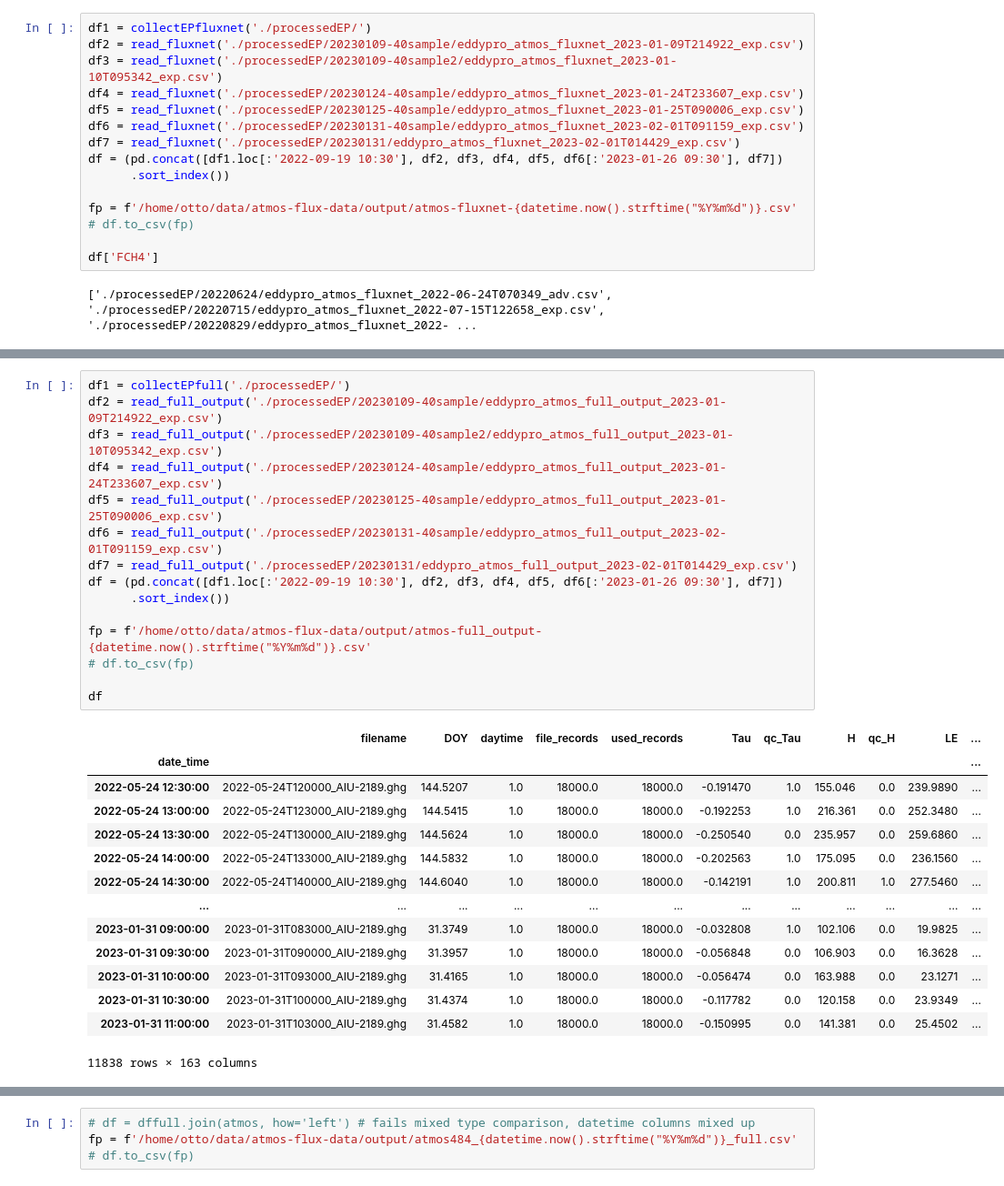
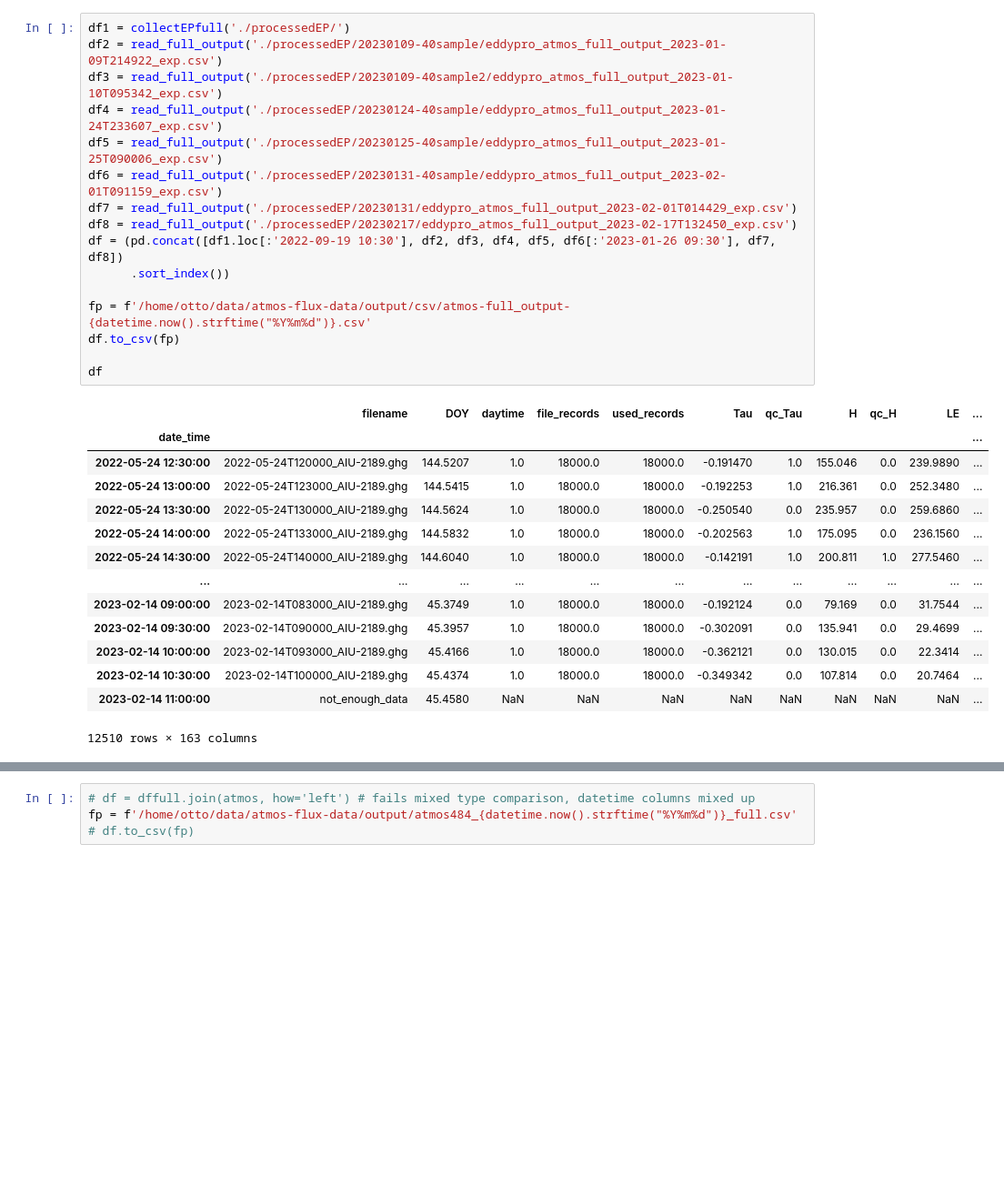
Before and after one commit to ottobriner/atmos-flux-data, a Jupyter notebook: 0.compile_EddyPro_output.ipynb, the cells around one changed output, grey strips where cells are left out. Shown at 91% size. Saved outputs shown, nothing was run; the diff lists cells and outputs as text; blank space fills up the shorter version.

```diff
--- a/0.compile_EddyPro_output.ipynb
+++ b/0.compile_EddyPro_output.ipynb
@@ -163,17 +229,31 @@ def collectEPstats(path = './processedEP/20220621', levels = 7, folderstr = 'edd
 # %%
-df1 = collectEPfluxnet('./processedEP/')
-df2 = read_fluxnet('./processedEP/20230109-40sample/eddypro_atmos_fluxnet_2023-01-09T214922_exp.csv')
-df3 = read_fluxnet('./processedEP/20230109-40sample2/eddypro_atmos_fluxnet_2023-01-10T095342_exp.csv')
-df4 = read_fluxnet('./processedEP/20230124-40sample/eddypro_atmos_fluxnet_2023-01-24T233607_exp.csv')
-df5 = read_fluxnet('./processedEP/20230125-40sample/eddypro_atmos_fluxnet_2023-01-25T090006_exp.csv')
-df6 = read_fluxnet('./processedEP/20230131-40sample/eddypro_atmos_fluxnet_2023-02-01T091159_exp.csv')
-df7 = read_fluxnet('./processedEP/20230131/eddypro_atmos_fluxnet_2023-02-01T014429_exp.csv')
-df = (pd.concat([df1.loc[:'2022-09-19 10:30'], df2, df3, df4, df5, df6[:'2023-01-26 09:30'], df7])
+df1 = collectEPfull('./processedEP/')
+df2 = read_full_output('./processedEP/20230109-40sample/eddypro_atmos_full_output_2023-01-09T214922_exp.csv')
+df3 = read_full_output('./processedEP/20230109-40sample2/eddypro_atmos_full_output_2023-01-10T095342_exp.csv')
+df4 = read_full_output('./processedEP/20230124-40sample/eddypro_atmos_full_output_2023-01-24T233607_exp.csv')
+df5 = read_full_output('./processedEP/20230125-40sample/eddypro_atmos_full_output_2023-01-25T090006_exp.csv')
+df6 = read_full_output('./processedEP/20230131-40sample/eddypro_atmos_full_output_2023-02-01T091159_exp.csv')
+df7 = read_full_output('./processedEP/20230131/eddypro_atmos_full_output_2023-02-01T014429_exp.csv')
+df8 = read_full_output('./processedEP/20230217/eddypro_atmos_full_output_2023-02-17T132450_exp.csv')
+df = (pd.concat([df1.loc[:'2022-09-19 10:30'], df2, df3, df4, df5, df6[:'2023-01-26 09:30'], df7, df8])
       .sort_index())
 
-fp = f'/home/otto/data/atmos-flux-data/output/atmos-fluxnet-{datetime.now().strftime("%Y%m%d")}.csv'
-# df.to_csv(fp)
+fp = f'/home/otto/data/atmos-flux-data/output/csv/atmos-full_output-{datetime.now().strftime("%Y%m%d")}.csv'
+df.to_csv(fp)
 
-df['FCH4']
+df
 # %% [output]
+|  | filename | DOY | daytime | file_records | used_records | Tau | qc_Tau | H | qc_H | LE | ... |
+| date_time |  |  |  |  |  |  |  |  |  |  | ... |
+| 2022-05-24 12:30:00 | 2022-05-24T120000_AIU-2189.ghg | 144.5207 | 1.0 | 18000.0 | 18000.0 | -0.191470 | 1.0 | 155.046 | 0.0 | 239.9890 | ... |
+| 2022-05-24 13:00:00 | 2022-05-24T123000_AIU-2189.ghg | 144.5415 | 1.0 | 18000.0 | 18000.0 | -0.192253 | 1.0 | 216.361 | 0.0 | 252.3480 | ... |
+| 2022-05-24 13:30:00 | 2022-05-24T130000_AIU-2189.ghg | 144.5624 | 1.0 | 18000.0 | 18000.0 | -0.250540 | 0.0 | 235.957 | 0.0 | 259.6860 | ... |
+| 2022-05-24 14:00:00 | 2022-05-24T133000_AIU-2189.ghg | 144.5832 | 1.0 | 18000.0 | 18000.0 | -0.202563 | 1.0 | 175.095 | 0.0 | 236.1560 | ... |
+| 2022-05-24 14:30:00 | 2022-05-24T140000_AIU-2189.ghg | 144.6040 | 1.0 | 18000.0 | 18000.0 | -0.142191 | 1.0 | 200.811 | 1.0 | 277.5460 | ... |
+| ... | ... | ... | ... | ... | ... | ... | ... | ... | ... | ... | ... |
+| 2023-02-14 09:00:00 | 2023-02-14T083000_AIU-2189.ghg | 45.3749 | 1.0 | 18000.0 | 18000.0 | -0.192124 | 0.0 | 79.169 | 0.0 | 31.7544 | ... |
+| 2023-02-14 09:30:00 | 2023-02-14T090000_AIU-2189.ghg | 45.3957 | 1.0 | 18000.0 | 18000.0 | -0.302091 | 0.0 | 135.941 | 0.0 | 29.4699 | ... |
+| 2023-02-14 10:00:00 | 2023-02-14T093000_AIU-2189.ghg | 45.4166 | 1.0 | 18000.0 | 18000.0 | -0.362121 | 0.0 | 130.015 | 0.0 | 22.3414 | ... |
+| 2023-02-14 10:30:00 | 2023-02-14T100000_AIU-2189.ghg | 45.4374 | 1.0 | 18000.0 | 18000.0 | -0.349342 | 0.0 | 107.814 | 0.0 | 20.7464 | ... |
+| 2023-02-14 11:00:00 | not_enough_data | 45.4580 | NaN | NaN | NaN | NaN | NaN | NaN | NaN | NaN | ... |
-['./processedEP/20220624/eddypro_atmos_fluxnet_2022-06-24T070349_adv.csv', './processedEP/20220715/eddypro_atmos_fluxnet_2022-07-15T122658_exp.csv', './processedEP/20220829/eddypro_atmos_fluxnet_2022- ...
+12510 rows × 163 columns
@@ -193,30 +259,0 @@ Name: FCH4, Length: 12085, dtype: float64
-# %%
-df1 = collectEPfull('./processedEP/')
-df2 = read_full_output('./processedEP/20230109-40sample/eddypro_atmos_full_output_2023-01-09T214922_exp.csv')
-df3 = read_full_output('./processedEP/20230109-40sample2/eddypro_atmos_full_output_2023-01-10T095342_exp.csv')
-df4 = read_full_output('./processedEP/20230124-40sample/eddypro_atmos_full_output_2023-01-24T233607_exp.csv')
-df5 = read_full_output('./processedEP/20230125-40sample/eddypro_atmos_full_output_2023-01-25T090006_exp.csv')
-df6 = read_full_output('./processedEP/20230131-40sample/eddypro_atmos_full_output_2023-02-01T091159_exp.csv')
-df7 = read_full_output('./processedEP/20230131/eddypro_atmos_full_output_2023-02-01T014429_exp.csv')
-df = (pd.concat([df1.loc[:'2022-09-19 10:30'], df2, df3, df4, df5, df6[:'2023-01-26 09:30'], df7])
-      .sort_index())
-
-fp = f'/home/otto/data/atmos-flux-data/output/atmos-full_output-{datetime.now().strftime("%Y%m%d")}.csv'
-# df.to_csv(fp)
-
-df
-# %% [output]
-|  | filename | DOY | daytime | file_records | used_records | Tau | qc_Tau | H | qc_H | LE | ... |
-| date_time |  |  |  |  |  |  |  |  |  |  | ... |
-| 2022-05-24 12:30:00 | 2022-05-24T120000_AIU-2189.ghg | 144.5207 | 1.0 | 18000.0 | 18000.0 | -0.191470 | 1.0 | 155.046 | 0.0 | 239.9890 | ... |
-| 2022-05-24 13:00:00 | 2022-05-24T123000_AIU-2189.ghg | 144.5415 | 1.0 | 18000.0 | 18000.0 | -0.192253 | 1.0 | 216.361 | 0.0 | 252.3480 | ... |
-| 2022-05-24 13:30:00 | 2022-05-24T130000_AIU-2189.ghg | 144.5624 | 1.0 | 18000.0 | 18000.0 | -0.250540 | 0.0 | 235.957 | 0.0 | 259.6860 | ... |
-| 2022-05-24 14:00:00 | 2022-05-24T133000_AIU-2189.ghg | 144.5832 | 1.0 | 18000.0 | 18000.0 | -0.202563 | 1.0 | 175.095 | 0.0 | 236.1560 | ... |
-| 2022-05-24 14:30:00 | 2022-05-24T140000_AIU-2189.ghg | 144.6040 | 1.0 | 18000.0 | 18000.0 | -0.142191 | 1.0 | 200.811 | 1.0 | 277.5460 | ... |
-| ... | ... | ... | ... | ... | ... | ... | ... | ... | ... | ... | ... |
-| 2023-01-31 09:00:00 | 2023-01-31T083000_AIU-2189.ghg | 31.3749 | 1.0 | 18000.0 | 18000.0 | -0.032808 | 1.0 | 102.106 | 0.0 | 19.9825 | ... |
-| 2023-01-31 09:30:00 | 2023-01-31T090000_AIU-2189.ghg | 31.3957 | 1.0 | 18000.0 | 18000.0 | -0.056848 | 0.0 | 106.903 | 0.0 | 16.3628 | ... |
-| 2023-01-31 10:00:00 | 2023-01-31T093000_AIU-2189.ghg | 31.4165 | 1.0 | 18000.0 | 18000.0 | -0.056474 | 0.0 | 163.988 | 0.0 | 23.1271 | ... |
-| 2023-01-31 10:30:00 | 2023-01-31T100000_AIU-2189.ghg | 31.4374 | 1.0 | 18000.0 | 18000.0 | -0.117782 | 0.0 | 120.158 | 0.0 | 23.9349 | ... |
-| 2023-01-31 11:00:00 | 2023-01-31T103000_AIU-2189.ghg | 31.4582 | 1.0 | 18000.0 | 18000.0 | -0.150995 | 0.0 | 141.381 | 0.0 | 25.4502 | ... |
-11838 rows × 163 columns
```
Also changed, not shown: parts of 22 cells of this notebook.
